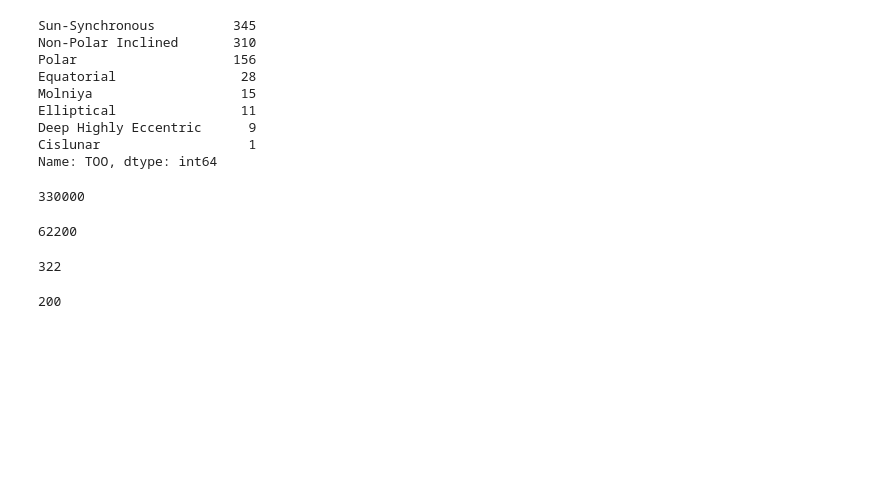
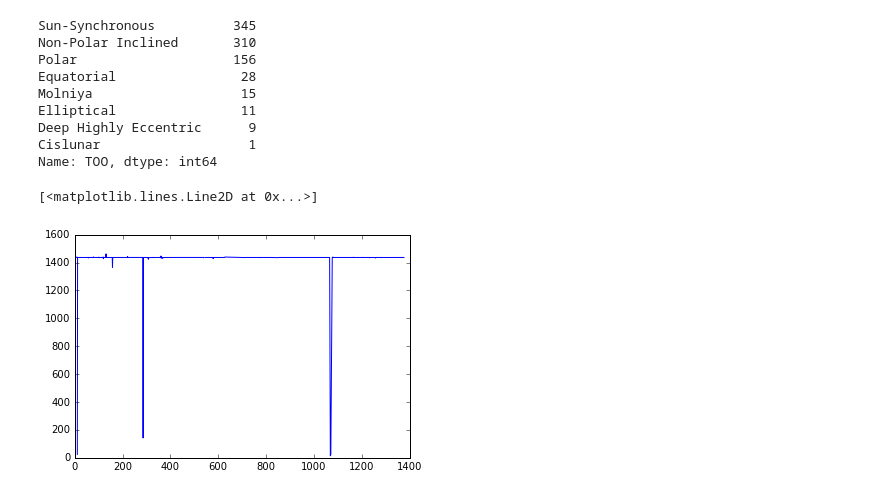
Before and after one commit to Ianssmith/Satellite_Map, a Jupyter notebook: satellites.ipynb, the cells around one changed output. Drawn from its saved outputs; the diff is of its cells as text; code cells hidden in the pictures; blank space fills up the shorter version.

Commit message:
split data by class of orbit

```diff
--- a/satellites.ipynb
+++ b/satellites.ipynb
@@ -48,6 +48,8 @@ data.columns=['name', 'country_reg', 'country', 'owner', 'users',
 #int(data['power'].replace(',', ''))
 #data['power'].replace(',', '').convert_objects(convert_numeric=True,)
 #data['power']
+# %%
+data['CLO'] = data['CLO'].replace('LEO ', 'LEO')
 # %%
 data_NoC = data.replace(to_replace=',', value='', regex=True)
 data_NoC['expected_lifetime_years'] = data_NoC['expected_lifetime_years'].replace(to_replace="(yrs\.|yr\.|hrs\.|trs)", value='', regex=True)
@@ -226 +227,5 @@ LEO             1
 Name: CLO, dtype: int64
+# %%
+LEO = data[data.CLO.isin(["LEO"])]
+GEO = data[data.CLO.isin(["GEO"])]
+MEO_Elliptical = data[data.CLO.isin(["MEO", "Elliptical"])]
@@ -251,17 +349,14 @@ Name: TOO, dtype: int64
 
 #data['inclination'].max()
 max(data.apogee_km)
-# %% [output]
-330000
 # %%
 max(data.perigee_km)
-# %% [output]
-62200
 # %%
 min(data.apogee_km)
-# %% [output]
-322
 # %%
 min(data.perigee_km)
-# %% [output]
-200
+# %%
+plt.plot(GEO.period_minutes)
+# %% [output]
+[<matplotlib.lines.Line2D at 0x...>]
+[figure, added]
```
Also changed, not shown: parts of 26 cells of this notebook.
